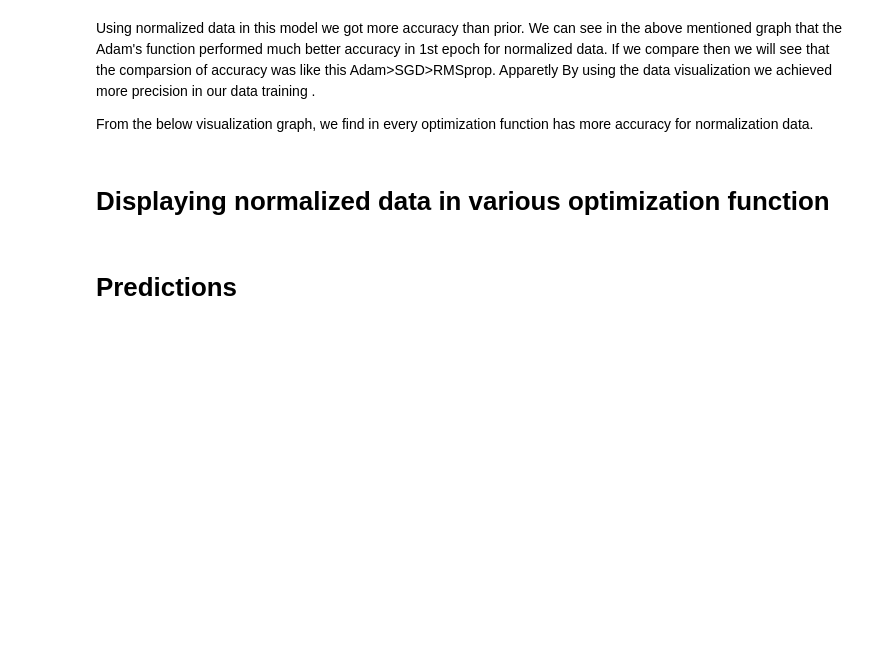
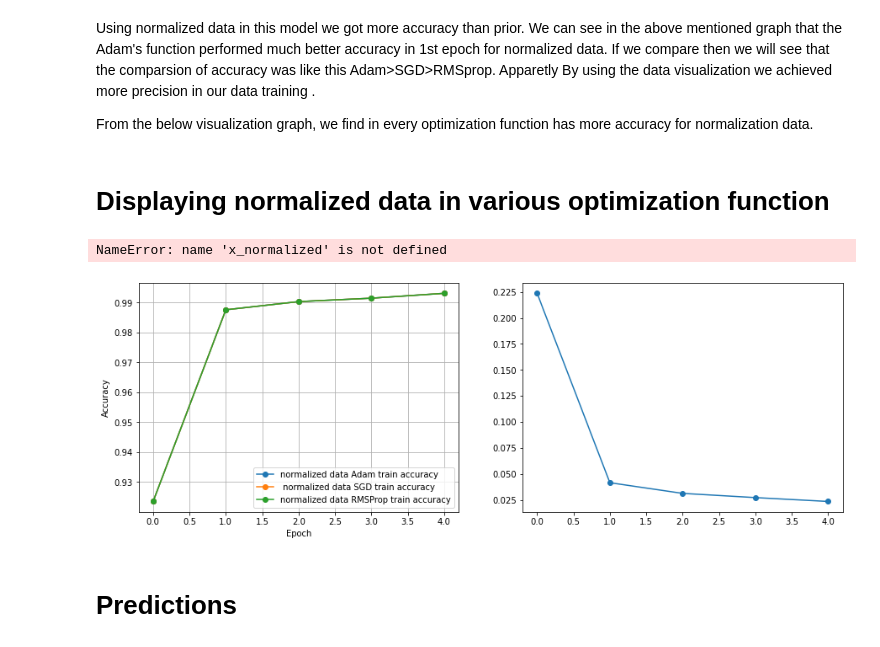
Before and after one commit to mhpranta12/CVPR, a Jupyter notebook: prog_aasignment_1_combined.ipynb, the cells around one changed output. Drawn from its saved outputs; the diff is of its cells as text; code cells hidden in the pictures; blank space fills up the shorter version.

```diff
--- a/prog_aasignment_combined.ipynb
+++ b/prog_aasignment_1_combined.ipynb
@@ -202,5 +223,5 @@ print('\nTest accuracy:', test_acc)
 # %%
-x_normalized = model_sgd.fit(x=x_train_normalized, y=y_train, epochs=5,validation_split=0.2, batch_size=32)
+x_normalized =sgd_model.fit(x=x_train_normalized, y=y_train, epochs=5,validation_split=0.2, batch_size=32)
 # %%
 test_loss, test_acc = sgd_model.evaluate(x_train_normalized, y_test)
 print('\nTest accuracy:', test_acc)
@@ -246,26 +289,29 @@ From the below visualization graph, we find in every optimization function has m
 # %%
 plt.figure(figsize=(15,5))
 plt.subplot(1,2,1)
-plt.plot(h_norma.history['accuracy'], 'o-', label='normalized data Adam train accuracy')
-plt.plot(x_norma.history['accuracy'], 'o-', label=' normalized data SGD train accuracy')
-plt.plot(y_norma.history['accuracy'], 'o-', label='normalized data RMSProp train accuracy')
+plt.plot(h_normalized.history['accuracy'], 'o-', label='normalized data Adam train accuracy')
+plt.plot(h_normalized.history['accuracy'], 'o-', label=' normalized data SGD train accuracy')
+plt.plot(h_normalized.history['accuracy'], 'o-', label='normalized data RMSProp train accuracy')
 
 plt.xlabel('Epoch')
 plt.ylabel('Accuracy')
 plt.grid(True)
 plt.legend(loc='lower right')
 
 plt.subplot(1,2,2)
-plt.plot(h_norma.history['loss'], 'o-', label='normalized data Adam train loss')
-plt.plot(x_norma.history['loss'], 'o-', label='normalized data SGD train loss')
-plt.plot(y_norma.history['loss'], 'o-', label='normalized data RMSProp train loss')
+plt.plot(h_normalized.history['loss'], 'o-', label='normalized data Adam train loss')
+plt.plot(x_normalized.history['loss'], 'o-', label='normalized data SGD train loss')
+plt.plot(y_normalized.history['loss'], 'o-', label='normalized data RMSProp train loss')
 
 plt.xlabel('Epoch')
 plt.ylabel('Loss')
 plt.grid(True)
 plt.legend(loc='upper right')
 
 plt.show()
+# %% [output]
+NameError: name 'x_normalized' is not defined
+[figure, added]
 # %% [markdown]
 # Predictions
 # %%
```
Also changed, not shown: parts of 15 cells of this notebook.
